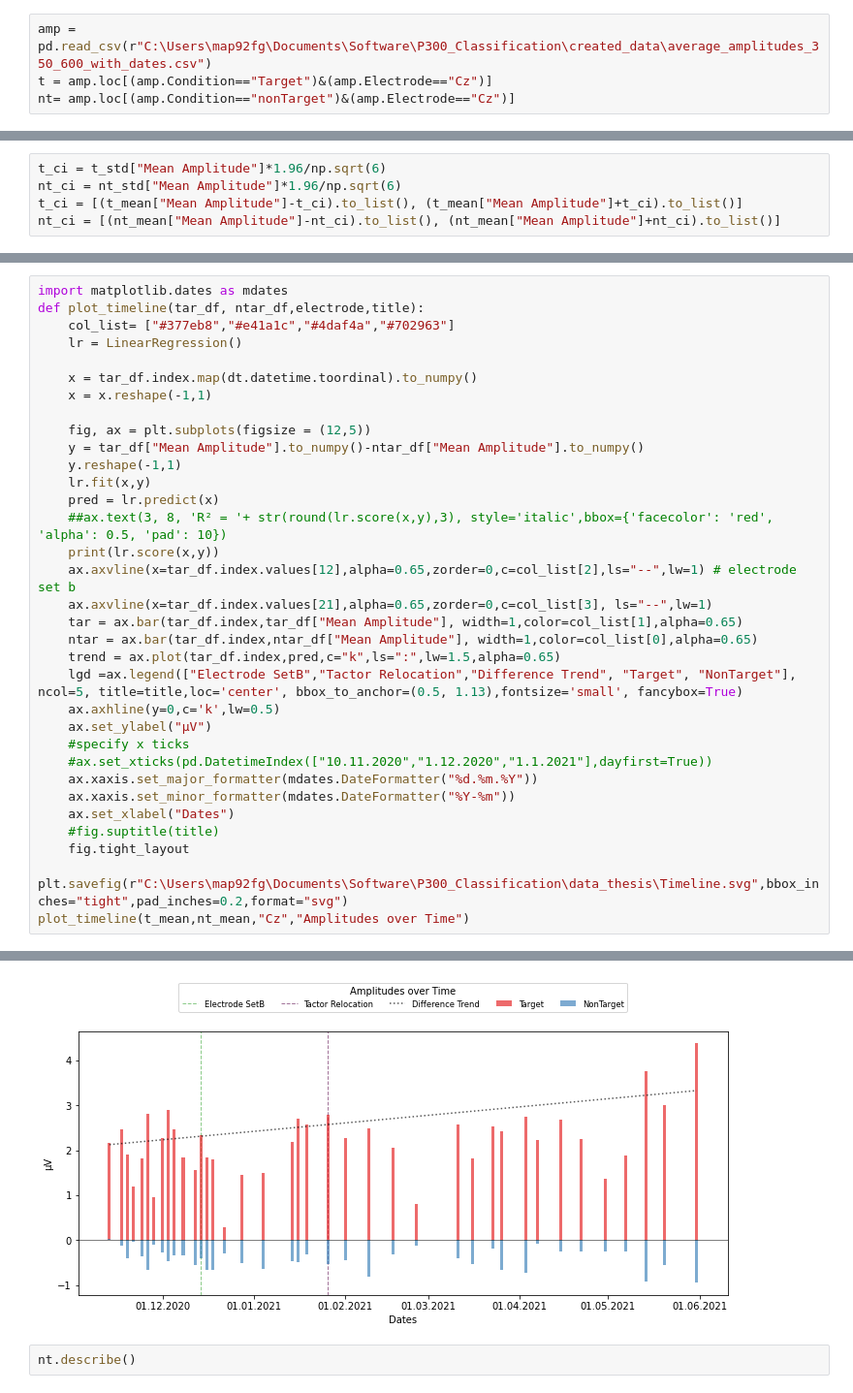
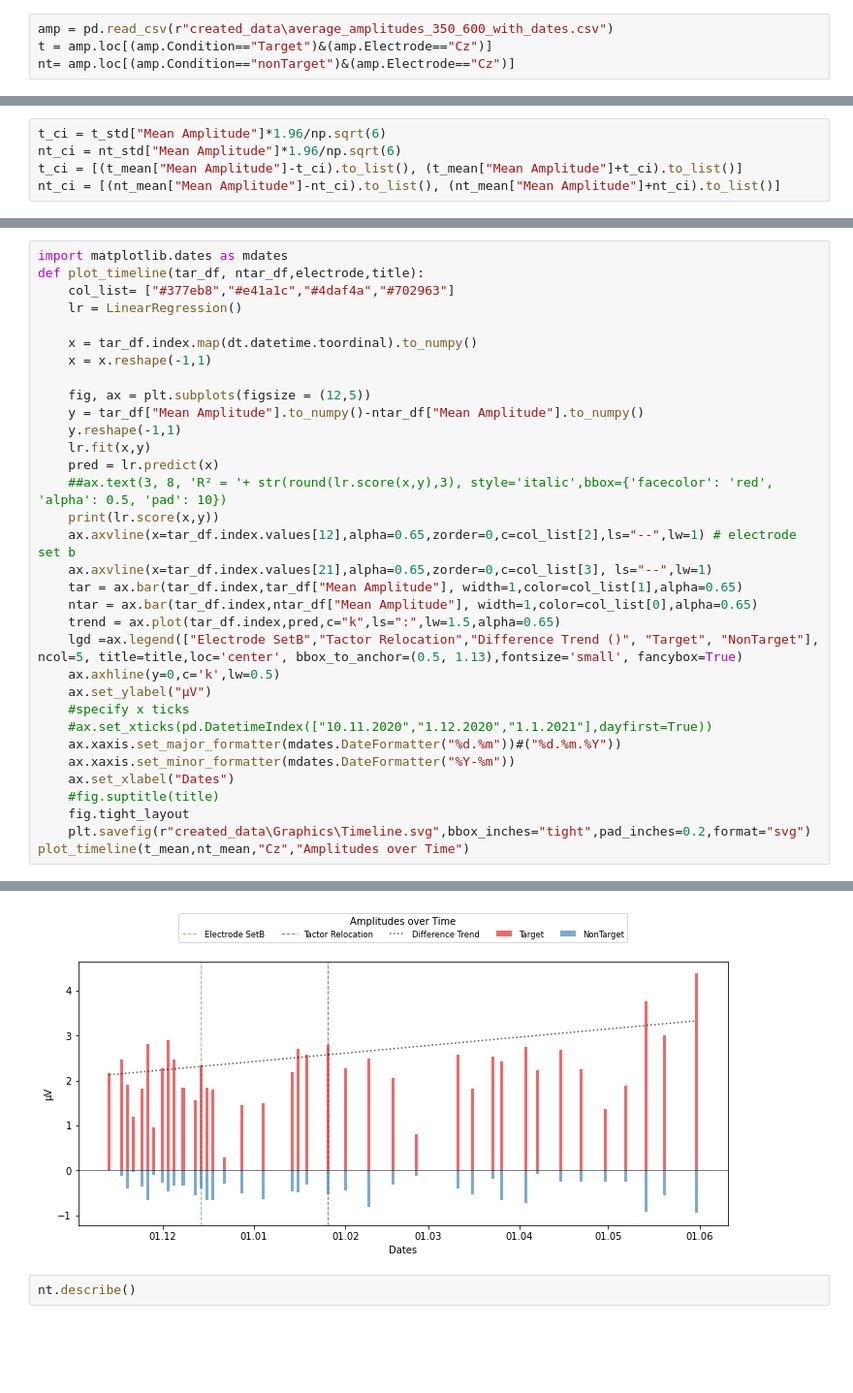
Before and after one commit to iamraP/P300ClassifierComparison, a Jupyter notebook: DataVisualization.ipynb, the cells around one changed output, grey strips where cells are left out. Shown at 97% size. Drawn from its saved outputs; the diff is of its cells as text; blank space fills up the shorter version.

```diff
--- a/DataVisualization.ipynb
+++ b/DataVisualization.ipynb
@@ -271,7 +271,7 @@ boxplot_accuracy(single1,r"Single Calibration - 1 Session (3 Runs)",r"$\bf{Singl
 # %% [markdown]
 # Amplitudes
 # %%
-amp = pd.read_csv(r"C:\Users\map92fg\Documents\Software\P300_Classification\created_data\average_amplitudes_350_600_with_dates.csv")
+amp = pd.read_csv(r"created_data\average_amplitudes_350_600_with_dates.csv")
 t = amp.loc[(amp.Condition=="Target")&(amp.Electrode=="Cz")]
 nt= amp.loc[(amp.Condition=="nonTarget")&(amp.Electrode=="Cz")]
 # %%
@@ -319,37 +303,37 @@ import matplotlib.dates as mdates
 def plot_timeline(tar_df, ntar_df,electrode,title):
     col_list= ["#377eb8","#e41a1c","#4daf4a","#702963"]
     lr = LinearRegression()
 
     x = tar_df.index.map(dt.datetime.toordinal).to_numpy()
     x = x.reshape(-1,1)
 
     fig, ax = plt.subplots(figsize = (12,5))
     y = tar_df["Mean Amplitude"].to_numpy()-ntar_df["Mean Amplitude"].to_numpy()
     y.reshape(-1,1)
     lr.fit(x,y)
     pred = lr.predict(x)
     ##ax.text(3, 8, 'R² = '+ str(round(lr.score(x,y),3), style='italic',bbox={'facecolor': 'red', 'alpha': 0.5, 'pad': 10})
     print(lr.score(x,y))
     ax.axvline(x=tar_df.index.values[12],alpha=0.65,zorder=0,c=col_list[2],ls="--",lw=1) # electrode set b
     ax.axvline(x=tar_df.index.values[21],alpha=0.65,zorder=0,c=col_list[3], ls="--",lw=1)
     tar = ax.bar(tar_df.index,tar_df["Mean Amplitude"], width=1,color=col_list[1],alpha=0.65)
     ntar = ax.bar(tar_df.index,ntar_df["Mean Amplitude"], width=1,color=col_list[0],alpha=0.65)
     trend = ax.plot(tar_df.index,pred,c="k",ls=":",lw=1.5,alpha=0.65)
-    lgd =ax.legend(["Electrode SetB","Tactor Relocation","Difference Trend", "Target", "NonTarget"], ncol=5, title=title,loc='center', bbox_to_anchor=(0.5, 1.13),fontsize='small', fancybox=True)
+    lgd =ax.legend(["Electrode SetB","Tactor Relocation","Difference Trend ()", "Target", "NonTarget"], ncol=5, title=title,loc='center', bbox_to_anchor=(0.5, 1.13),fontsize='small', fancybox=True)
     ax.axhline(y=0,c='k',lw=0.5)
     ax.set_ylabel("µV")
     #specify x ticks
     #ax.set_xticks(pd.DatetimeIndex(["10.11.2020","1.12.2020","1.1.2021"],dayfirst=True))
-    ax.xaxis.set_major_formatter(mdates.DateFormatter("%d.%m.%Y"))
+    ax.xaxis.set_major_formatter(mdates.DateFormatter("%d.%m"))#("%d.%m.%Y"))
     ax.xaxis.set_minor_formatter(mdates.DateFormatter("%Y-%m"))
     ax.set_xlabel("Dates")
     #fig.suptitle(title)
     fig.tight_layout
-    plt.savefig(r"C:\Users\map92fg\Documents\Software\P300_Classification\data_thesis\Timeline.svg",bbox_inches="tight",pad_inches=0.2,format="svg")
+    plt.savefig(r"created_data\Graphics\Timeline.svg",bbox_inches="tight",pad_inches=0.2,format="svg")
 plot_timeline(t_mean,nt_mean,"Cz","Amplitudes over Time")
 # %% [output]
 0.17301501415860188
-[figure, old version]
+[figure, new version]
 # %%
 nt.describe()
 # %% [output]
```
Also changed, not shown: parts of 22 cells of this notebook, 17 other files.
